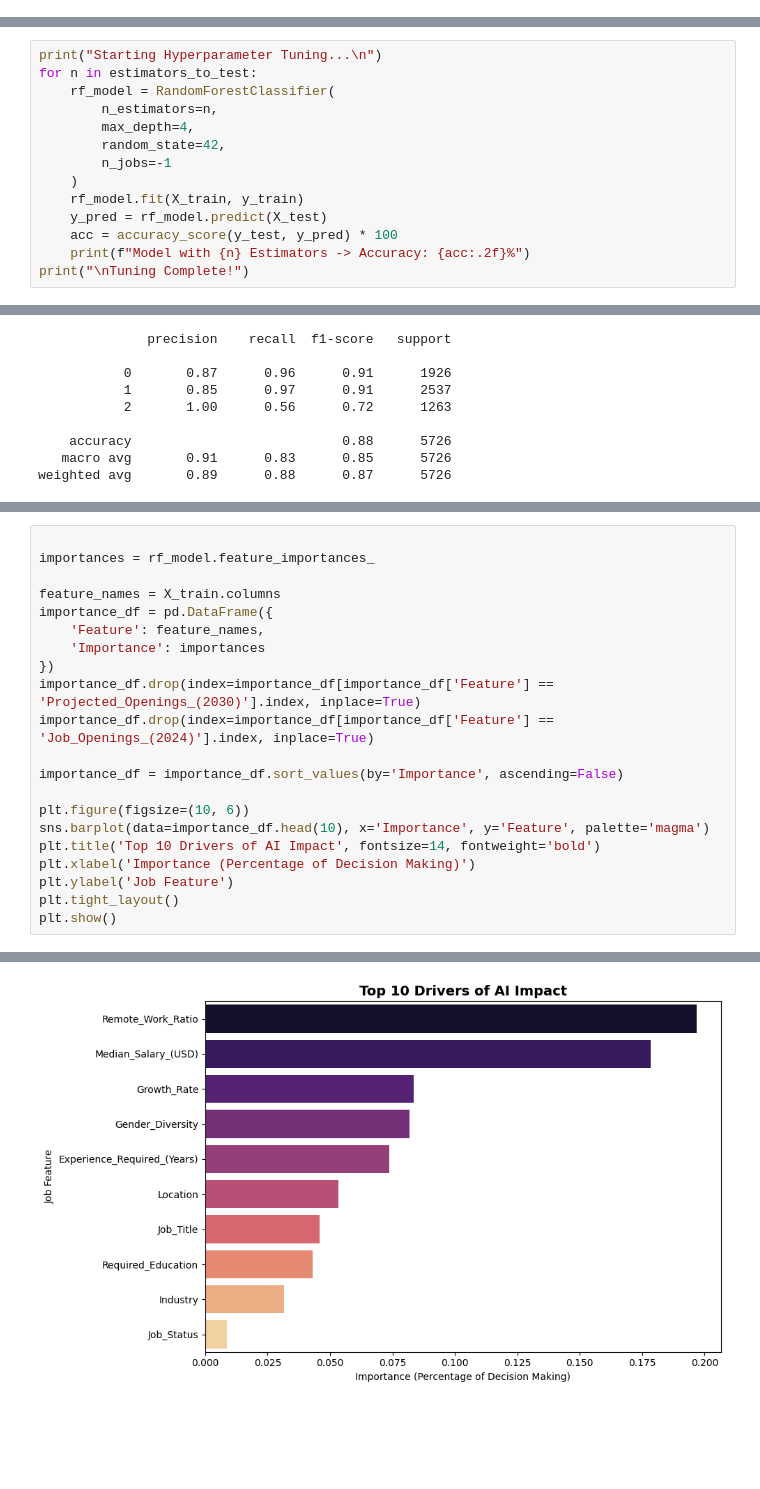
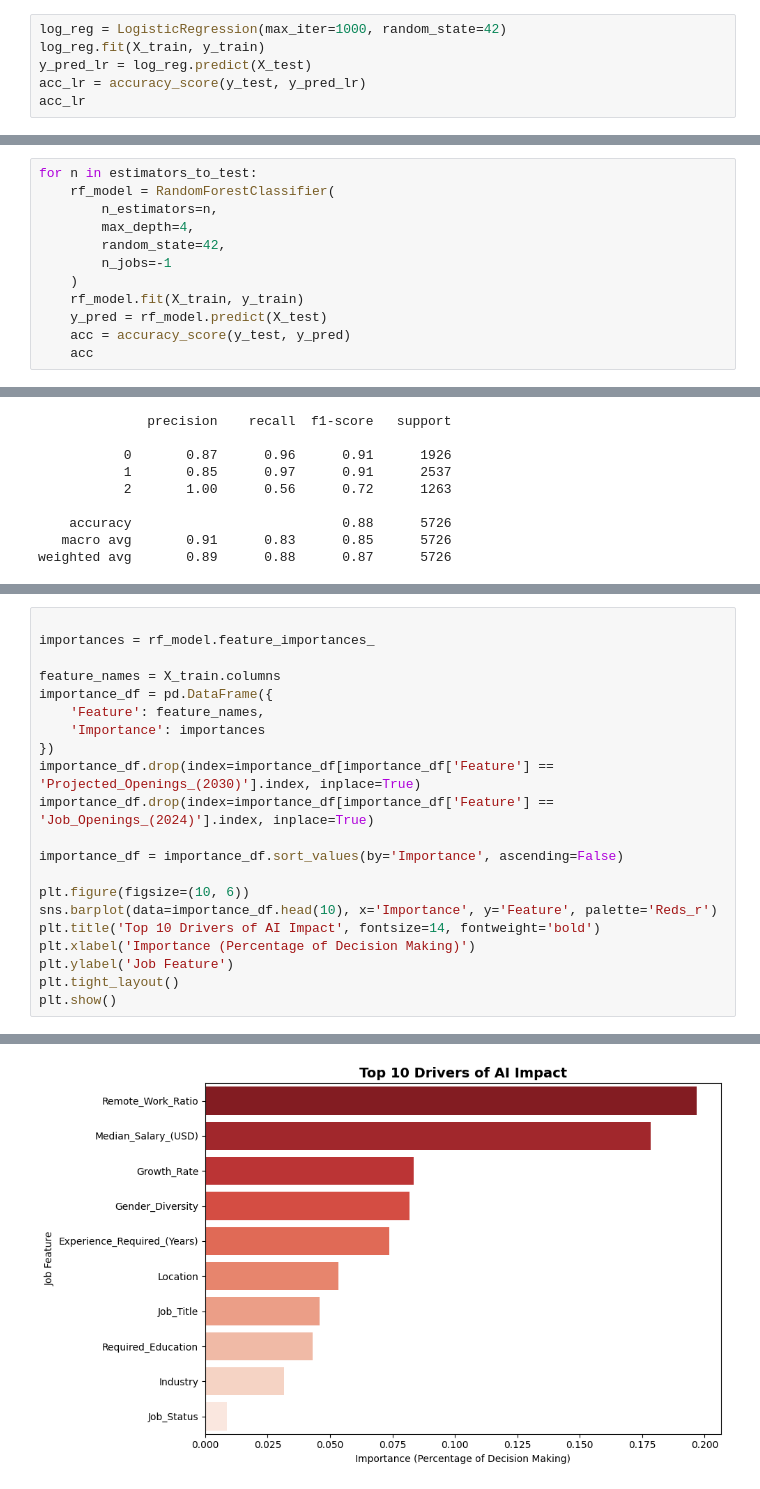
Before and after one commit to abanoubdev/tech-industry-job-openings-ironhack, a Jupyter notebook: Notebooks/machine_learning_modeling.ipynb, the cells around one changed output, grey strips where cells are left out. Cells and saved outputs as stored; diff of their text form; blank space fills up the shorter version.

```diff
--- a/Notebooks/machine_learning_modeling.ipynb
+++ b/Notebooks/machine_learning_modeling.ipynb
@@ -46,0 +75,6 @@ X_train, X_test, y_train, y_test = train_test_split(features ,target , test_size
+# %%
+log_reg = LogisticRegression(max_iter=1000, random_state=42)
+log_reg.fit(X_train, y_train)
+y_pred_lr = log_reg.predict(X_test)
+acc_lr = accuracy_score(y_test, y_pred_lr)
+acc_lr
@@ -47,7 +85,6 @@ X_train, X_test, y_train, y_test = train_test_split(features ,target , test_size
 # %%
 estimators_to_test = [50, 75, 100, 250, 300 ,400 ,500]
 # %%
-print("Starting Hyperparameter Tuning...\n")
 for n in estimators_to_test:
     rf_model = RandomForestClassifier(
         n_estimators=n,
@@ -57,6 +94,5 @@ for n in estimators_to_test:
     )
     rf_model.fit(X_train, y_train)
     y_pred = rf_model.predict(X_test)
-    acc = accuracy_score(y_test, y_pred) * 100
-    print(f"Model with {n} Estimators -> Accuracy: {acc:.2f}%")
-print("\nTuning Complete!")
+    acc = accuracy_score(y_test, y_pred)
+    acc
@@ -114,7 +131,7 @@ importance_df.drop(index=importance_df[importance_df['Feature'] == 'Job_Openings
 importance_df = importance_df.sort_values(by='Importance', ascending=False)
 
 plt.figure(figsize=(10, 6))
-sns.barplot(data=importance_df.head(10), x='Importance', y='Feature', palette='magma')
+sns.barplot(data=importance_df.head(10), x='Importance', y='Feature', palette='Reds_r')
 plt.title('Top 10 Drivers of AI Impact', fontsize=14, fontweight='bold')
 plt.xlabel('Importance (Percentage of Decision Making)')
 plt.ylabel('Job Feature')
@@ -127 +144 @@ Passing `palette` without assigning `hue` is deprecated and will be removed in v
-[figure, old version]
+[figure, new version]
```
Also changed, not shown: parts of 23 cells of this notebook, 14 other files.
